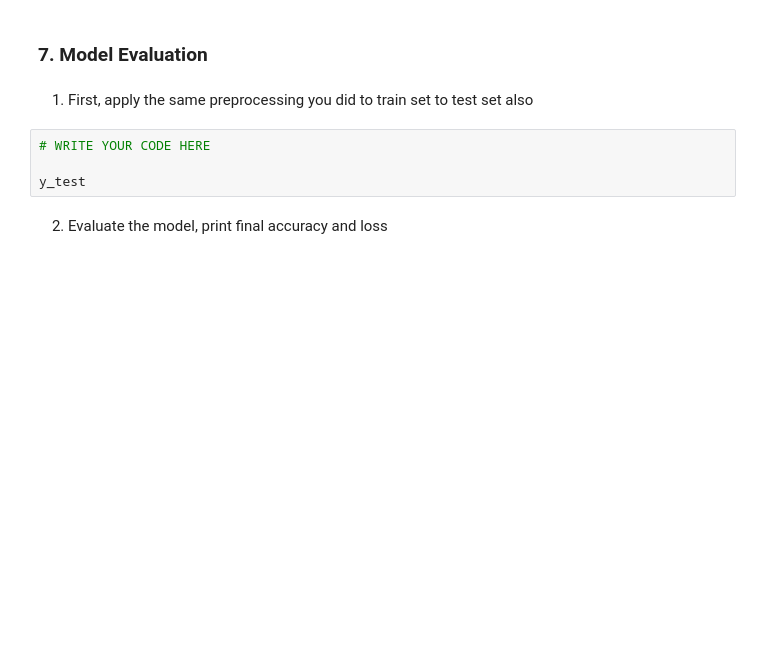
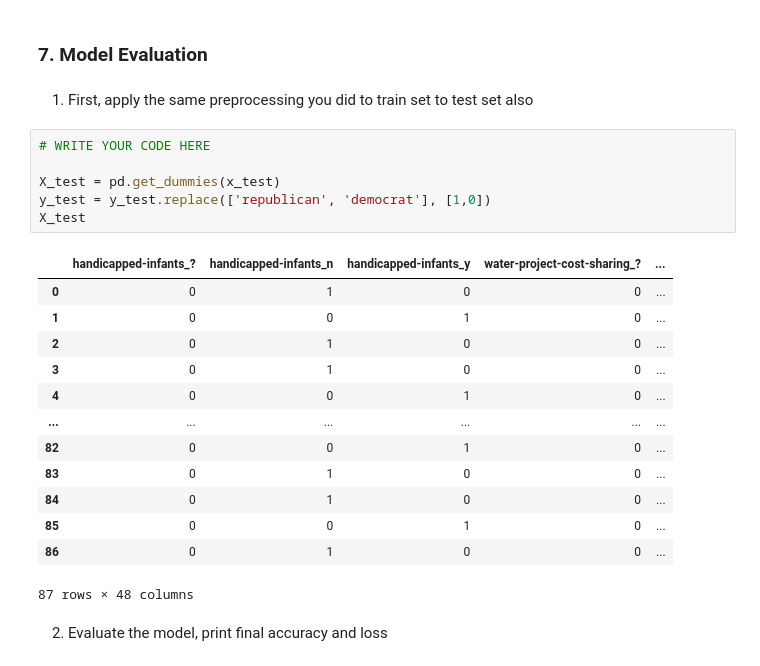
Before and after one commit to tmarcak/MPA-MLF, a Jupyter notebook: PC_5/PC_5.ipynb, the cells around one changed output. Saved outputs shown, nothing was run; the diff lists cells and outputs as text; blank space fills up the shorter version.

```diff
--- a/PC_5/PC_5.ipynb
+++ b/PC_5/PC_5.ipynb
@@ -343,7 +374,23 @@ ValueError: ignored
 # %%
 # WRITE YOUR CODE HERE
 
-y_test
+X_test = pd.get_dummies(x_test)
+y_test = y_test.replace(['republican', 'democrat'], [1,0])
+X_test
+# %% [output]
+|  | handicapped-infants_? | handicapped-infants_n | handicapped-infants_y | water-project-cost-sharing_? | ... |
+| 0 | 0 | 1 | 0 | 0 | ... |
+| 1 | 0 | 0 | 1 | 0 | ... |
+| 2 | 0 | 1 | 0 | 0 | ... |
+| 3 | 0 | 1 | 0 | 0 | ... |
+| 4 | 0 | 0 | 1 | 0 | ... |
+| ... | ... | ... | ... | ... | ... |
+| 82 | 0 | 0 | 1 | 0 | ... |
+| 83 | 0 | 1 | 0 | 0 | ... |
+| 84 | 0 | 1 | 0 | 0 | ... |
+| 85 | 0 | 0 | 1 | 0 | ... |
+| 86 | 0 | 1 | 0 | 0 | ... |
+87 rows × 48 columns
 # %% [markdown]
 2. Evaluate the model, print final accuracy and loss
 # %%
```
Also changed, not shown: parts of 15 cells of this notebook.
